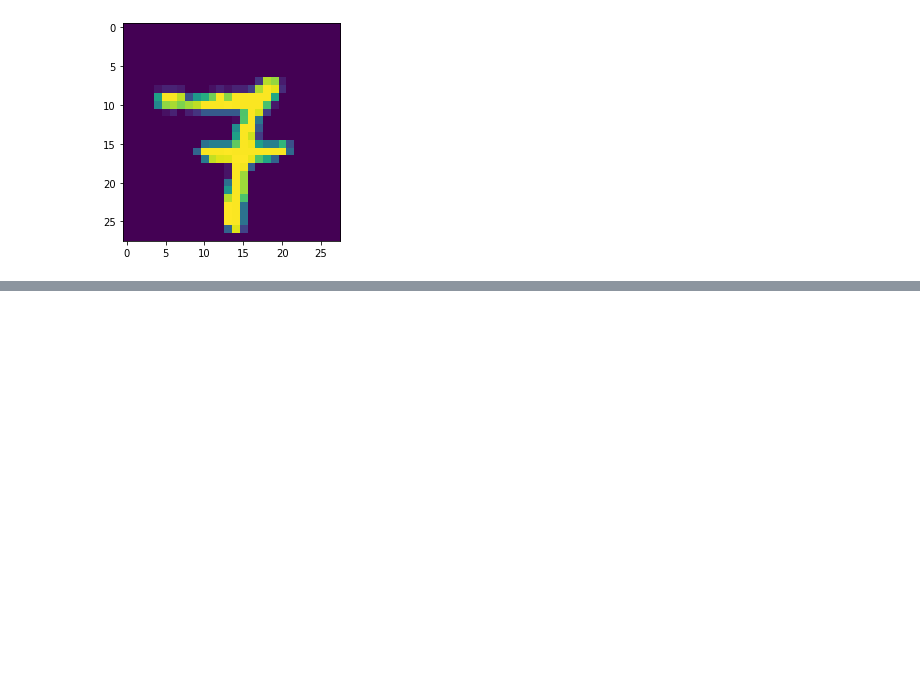
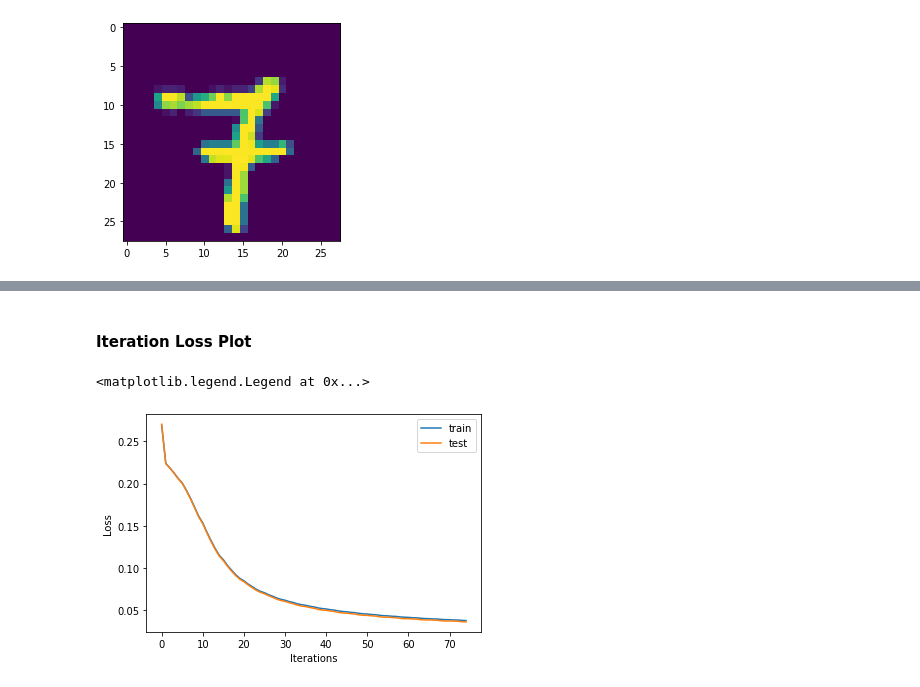
Before and after one commit to akansh12/Deep-Learning-for-imaging-EE5179, a Jupyter notebook: Assignment_1/PA1_CS22Z003.ipynb, the cells around one changed output, grey strips where cells are left out. Saved outputs shown, nothing was run; the diff lists cells and outputs as text; code cells hidden in the pictures; blank space fills up the shorter version.

```diff
--- a/Assignment_1/PA1_CS22Z003.ipynb
+++ b/Assignment_1/PA1_CS22Z003.ipynb
@@ -142,21 +149,21 @@ class MLP():
 
     if weight_initialisation == 'random':
       w.append(np.random.randn(self.hidden_layers[0],self.num_input_nodes)*0.1)
-    elif weight_initialisation == 'Xavier':
-      w.append(np.random.randn(self.hidden_layers[0],self.num_input_nodes)*np.sqrt(2/(self.num_input_nodes+self.hidden_layers[0])))
+    elif weight_initialisation == 'glorot':
+      w.append(np.random.randn(self.hidden_layers[0],self.num_input_nodes)*np.sqrt(6/(self.num_input_nodes+self.hidden_layers[0])))
     b.append(np.zeros((self.hidden_layers[0], 1)))
 
     for i in range(1,len(self.hidden_layers)):
       if weight_initialisation == 'random':
         w.append(np.random.randn(self.hidden_layers[i],self.hidden_layers[i-1])*0.1)
-      elif weight_initialisation == 'Xavier':
-        w.append(np.random.randn(self.hidden_layers[i],self.hidden_layers[i-1])*np.sqrt(2/(self.hidden_layers[i-1]+self.hidden_layers[i])))
+      elif weight_initialisation == 'glorot':
+        w.append(np.random.randn(self.hidden_layers[i],self.hidden_layers[i-1])*np.sqrt(6/(self.hidden_layers[i-1]+self.hidden_layers[i])))
       b.append(np.zeros((self.hidden_layers[i], 1)))
 
     if weight_initialisation == 'random':
       w.append(np.random.randn(self.num_output_nodes,self.hidden_layers[len(self.hidden_layers)-1])*0.1)
-    elif weight_initialisation == 'Xavier':
-      w.append(np.random.randn(self.num_output_nodes,self.hidden_layers[len(self.hidden_layers)-1])*np.sqrt(2/(self.hidden_layers[len(self.hidden_layers)-1] + self.num_output_nodes)))
+    elif weight_initialisation == 'glorot':
+      w.append(np.random.randn(self.num_output_nodes,self.hidden_layers[len(self.hidden_layers)-1])*np.sqrt(6/(self.hidden_layers[len(self.hidden_layers)-1] + self.num_output_nodes)))
     b.append(np.zeros((self.num_output_nodes, 1)))
 
     return {'w':w, 'b':b}
@@ -255,0 +276,3 @@ class SGD:
+# %%
+model = MLP(epochs = 15,num_input_nodes = 784, hidden_layers = [500, 250, 100],num_output_nodes = 10, lr = 0.01, optimizer = SGD(), batch_size= 64, w_initial = 'glorot', activation_function = 'sigmoid',loss_type='cross_entropy')
+train_iter_loss, test_iter_loss, train_epoch_loss = model.train(x_train, y_train, x_test, y_test)
@@ -255,0 +317,11 @@ class SGD:
+# %% [markdown]
+#### Iteration Loss Plot
+# %%
+plt.plot(train_iter_loss, label = 'train')
+plt.plot(test_iter_loss, label = 'test')
+plt.xlabel('Iterations')
+plt.ylabel('Loss')
+plt.legend()
+# %% [output]
+<matplotlib.legend.Legend at 0x...>
+[figure, added]
```
Also changed, not shown: parts of 22 cells of this notebook.
